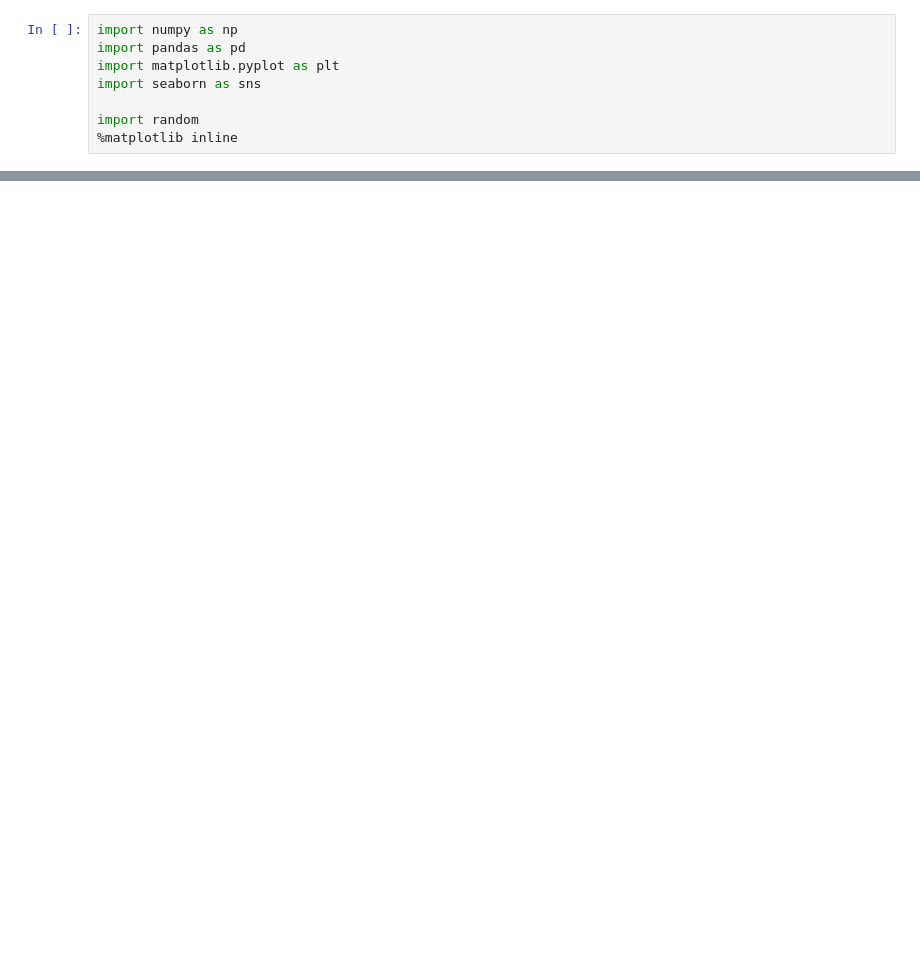
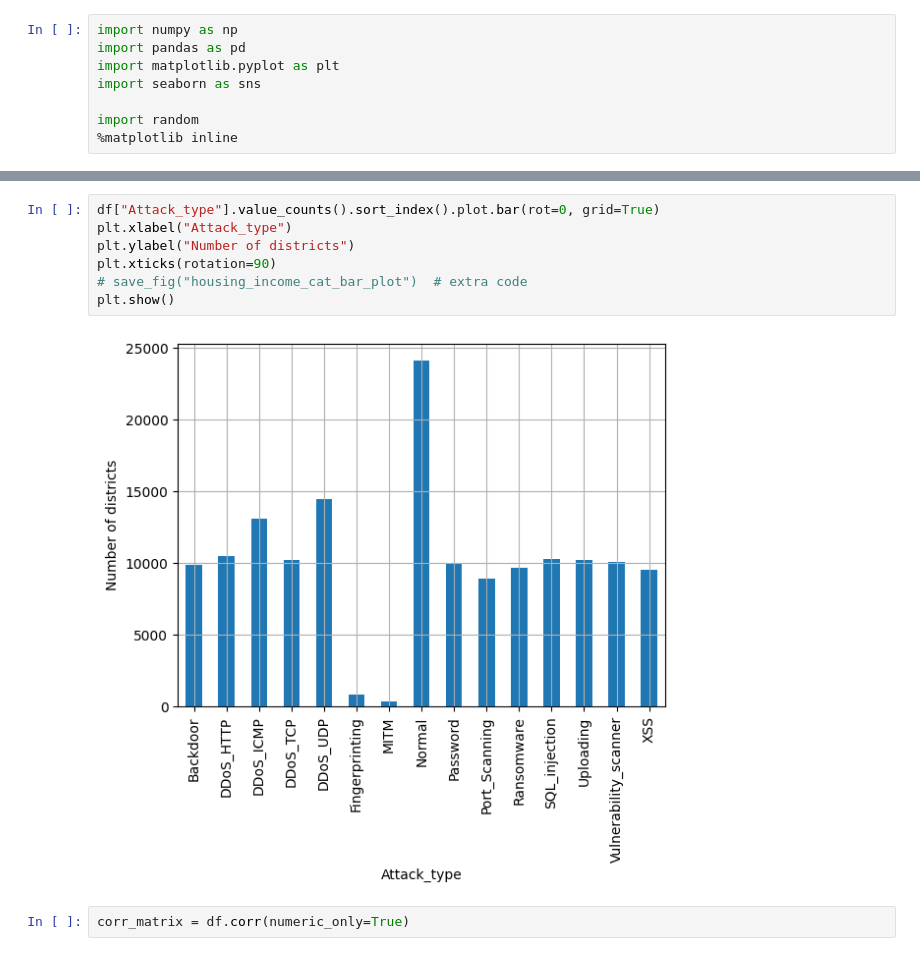
Before and after one commit to pro1710/ids, a Jupyter notebook: ds_exploration.ipynb, the cells around one changed output, grey strips where cells are left out. Drawn from its saved outputs; the diff is of its cells as text; blank space fills up the shorter version.

```diff
--- a/ds_exploration.ipynb
+++ b/ds_exploration.ipynb
@@ -86,0 +140,11 @@ Length: 63, dtype: int64
+# %%
+df["Attack_type"].value_counts().sort_index().plot.bar(rot=0, grid=True)
+plt.xlabel("Attack_type")
+plt.ylabel("Number of districts")
+plt.xticks(rotation=90)
+# save_fig("housing_income_cat_bar_plot")  # extra code
+plt.show()
+# %% [output]
+[figure, added]
+# %%
+corr_matrix = df.corr(numeric_only=True)
```
Also changed, not shown: parts of 10 cells of this notebook, 3 other files.
